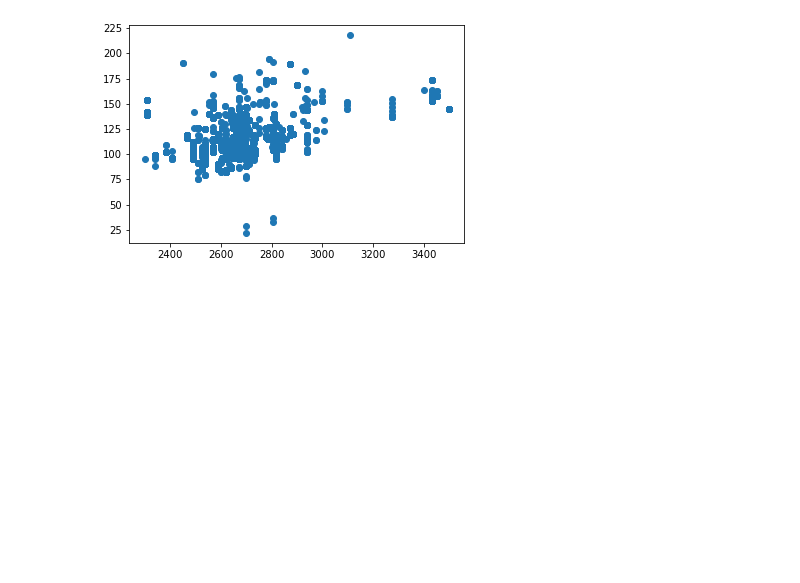
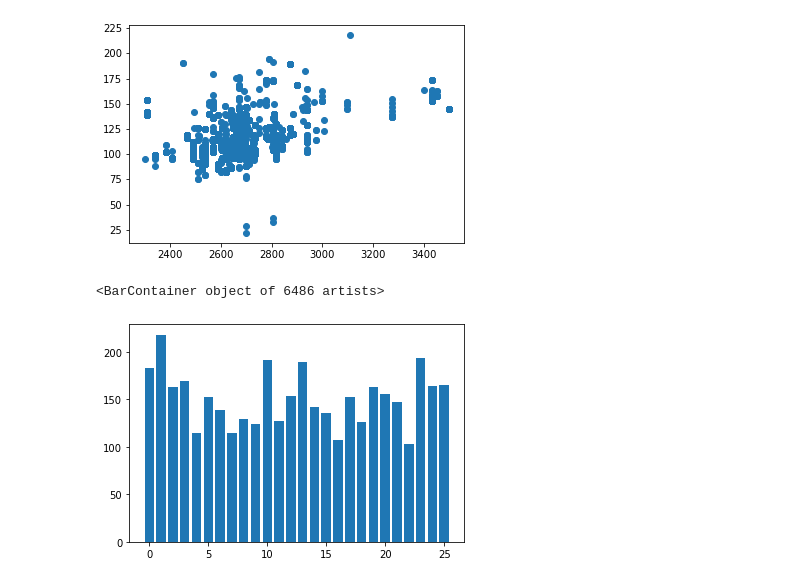
Before and after one commit to two-suns/CO2_Emissions_Estimator, a Jupyter notebook: ML_Model_LE.ipynb, the cells around one changed output. Cells and saved outputs as stored; diff of their text form; code cells hidden in the pictures; blank space fills up the shorter version.

```diff
--- a/ML_Model_LE.ipynb
+++ b/ML_Model_LE.ipynb
@@ -178,5 +181,11 @@ plt.scatter(ml_mock['W (mm)'],ml_mock['CO2 (g/km)'])
 # %% [output]
 <matplotlib.collections.PathCollection at 0x...>
 [figure]
+# %%
+# CO2 with Make
+plt.bar(ml_mock['Mk'],ml_mock['CO2 (g/km)'])
+# %% [output]
+<BarContainer object of 6486 artists>
+[figure, added]
 # %%
 # Independent and dependent variables
```
Also changed, not shown: parts of 13 cells of this notebook, 1 other file.
